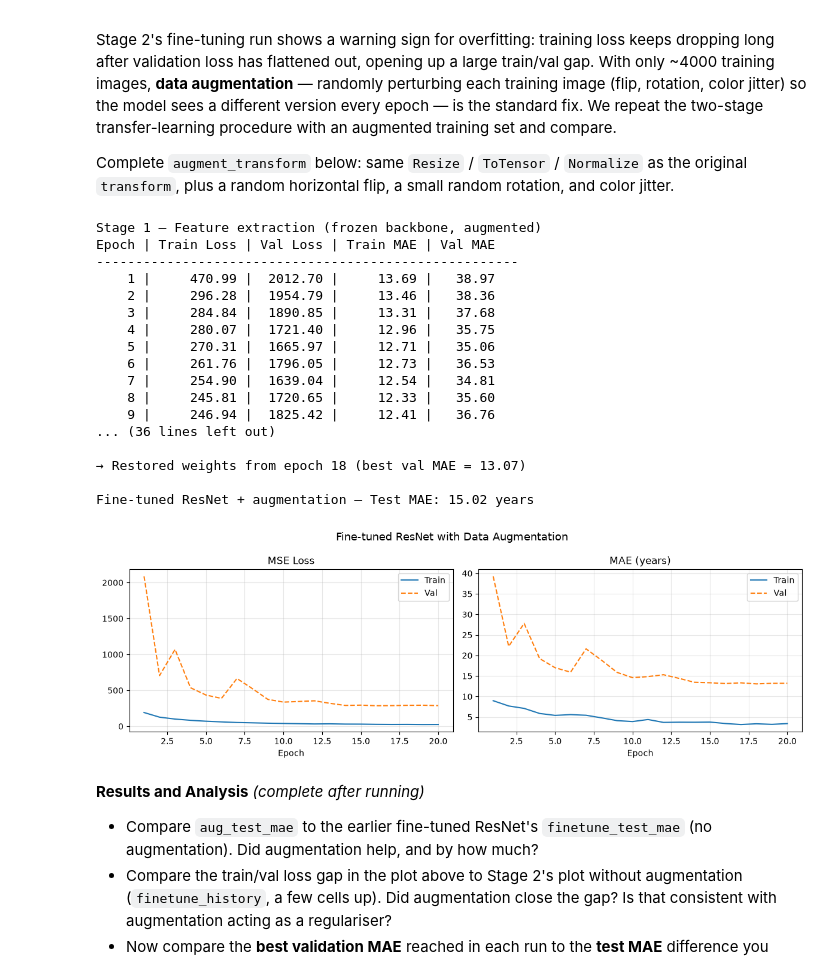
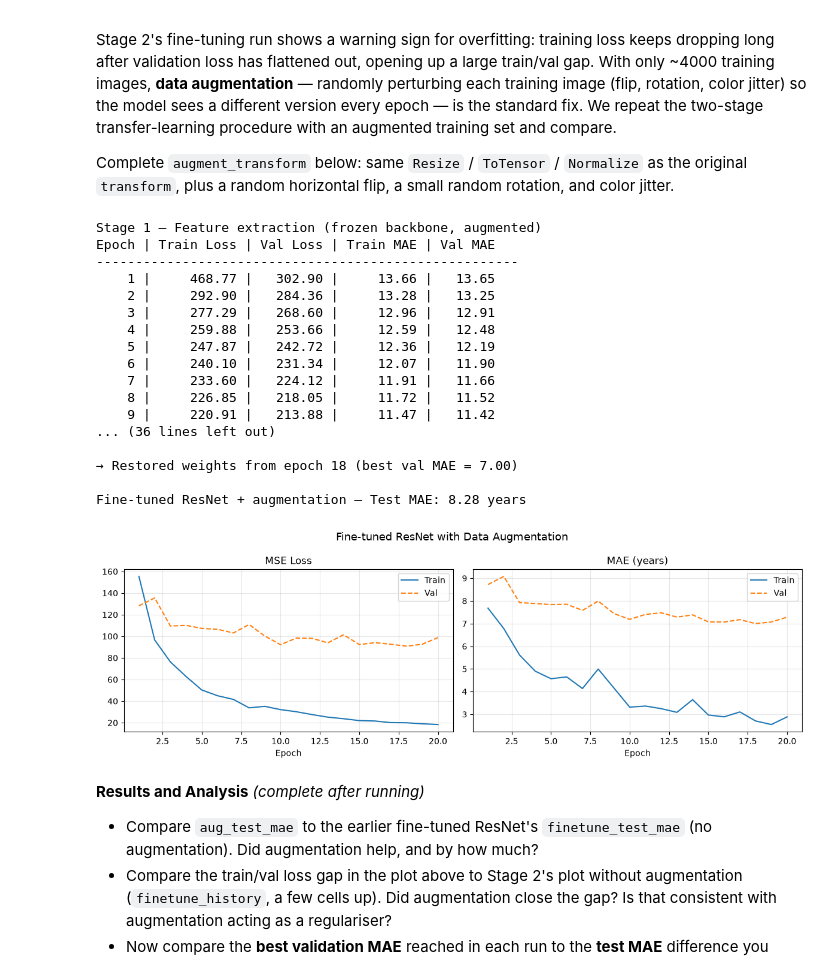
Before and after one commit to Mortell560/tp2-CNN-pytorch, a Jupyter notebook: tp2-cnn-transfer-learning.ipynb, the cells around one changed output. Drawn from its saved outputs; the diff is of its cells as text; code cells hidden in the pictures.

```diff
--- a/tp2-cnn-transfer-learning.ipynb
+++ b/tp2-cnn-transfer-learning.ipynb
@@ -608,11 +609,11 @@ Complete `augment_transform` below: same `Resize` / `ToTensor` / `Normalize` as
 #       transforms.ColorJitter(brightness=0.2, contrast=0.2, saturation=0.2)
 augment_transform = transforms.Compose([
     transforms.Resize((IMG_SIZE, IMG_SIZE)),
-    transforms.ToTensor(),
-    transforms.Normalize(IMAGENET_MEAN, IMAGENET_STD),
     transforms.RandomHorizontalFlip(),
     transforms.RandomRotation(10),
-    transforms.ColorJitter(brightness=0.2, contrast=0.2, saturation=0.2)
+    transforms.ColorJitter(brightness=0.2, contrast=0.2, saturation=0.2),
+    transforms.ToTensor(),
+    transforms.Normalize(IMAGENET_MEAN, IMAGENET_STD)
 ])
 
 train_set_aug = AgeDataset(DATA_DIR, "train", augment_transform)
@@ -626,45 +627,45 @@ criterion = nn.MSELoss()
 # gets the same best-epoch checkpointing as every other run in this notebook — otherwise
 # Stage 2 would start from a different quality of warm-up than the frozen/full-FT baselines,
 # confounding the comparison.
 freeze_backbone(resnet_aug)
 optimizer = optim.Adam(resnet_aug.fc.parameters(), lr=1e-3)
 run_training(
     resnet_aug, train_loader_aug, criterion, optimizer, NUM_EPOCHS_STAGE1,
     label="Stage 1 — Feature extraction (frozen backbone, augmented)",
 )
 
 # Stage 2: unfreeze everything and fine-tune on augmented data — this is the stage that showed
 # overfitting (train loss << val loss) without augmentation
 unfreeze_all(resnet_aug)
 optimizer = optim.Adam(resnet_aug.parameters(), lr=1e-4)
 
 aug_history = run_training(
     resnet_aug, train_loader_aug, criterion, optimizer, NUM_EPOCHS_STAGE2,
     label="Stage 2 — Fine-tuning with data augmentation",
 )
 
 _, aug_test_mae = evaluate(resnet_aug, test_loader, criterion)
 print(f"\nFine-tuned ResNet + augmentation — Test MAE: {aug_test_mae:.2f} years")
 plot_history(aug_history, title="Fine-tuned ResNet with Data Augmentation")
 # %% [output]
 Stage 1 — Feature extraction (frozen backbone, augmented)
 Epoch | Train Loss | Val Loss | Train MAE | Val MAE
 ------------------------------------------------------
-    1 |     470.99 |  2012.70 |     13.69 |   38.97
-    2 |     296.28 |  1954.79 |     13.46 |   38.36
-    3 |     284.84 |  1890.85 |     13.31 |   37.68
-    4 |     280.07 |  1721.40 |     12.96 |   35.75
-    5 |     270.31 |  1665.97 |     12.71 |   35.06
-    6 |     261.76 |  1796.05 |     12.73 |   36.53
-    7 |     254.90 |  1639.04 |     12.54 |   34.81
-    8 |     245.81 |  1720.65 |     12.33 |   35.60
-    9 |     246.94 |  1825.42 |     12.41 |   36.76
+    1 |     468.77 |   302.90 |     13.66 |   13.65
+    2 |     292.90 |   284.36 |     13.28 |   13.25
+    3 |     277.29 |   268.60 |     12.96 |   12.91
+    4 |     259.88 |   253.66 |     12.59 |   12.48
+    5 |     247.87 |   242.72 |     12.36 |   12.19
+    6 |     240.10 |   231.34 |     12.07 |   11.90
+    7 |     233.60 |   224.12 |     11.91 |   11.66
+    8 |     226.85 |   218.05 |     11.72 |   11.52
+    9 |     220.91 |   213.88 |     11.47 |   11.42
 ... (36 lines left out)
 
-→ Restored weights from epoch 18 (best val MAE = 13.07)
+→ Restored weights from epoch 18 (best val MAE = 7.00)
 
-Fine-tuned ResNet + augmentation — Test MAE: 15.02 years
+Fine-tuned ResNet + augmentation — Test MAE: 8.28 years
-[figure, old version]
+[figure, new version]
 # %% [markdown]
 **Results and Analysis** *(complete after running)*
 - Compare `aug_test_mae` to the earlier fine-tuned ResNet's `finetune_test_mae` (no
```
Also changed, not shown: parts of 8 cells of this notebook.
